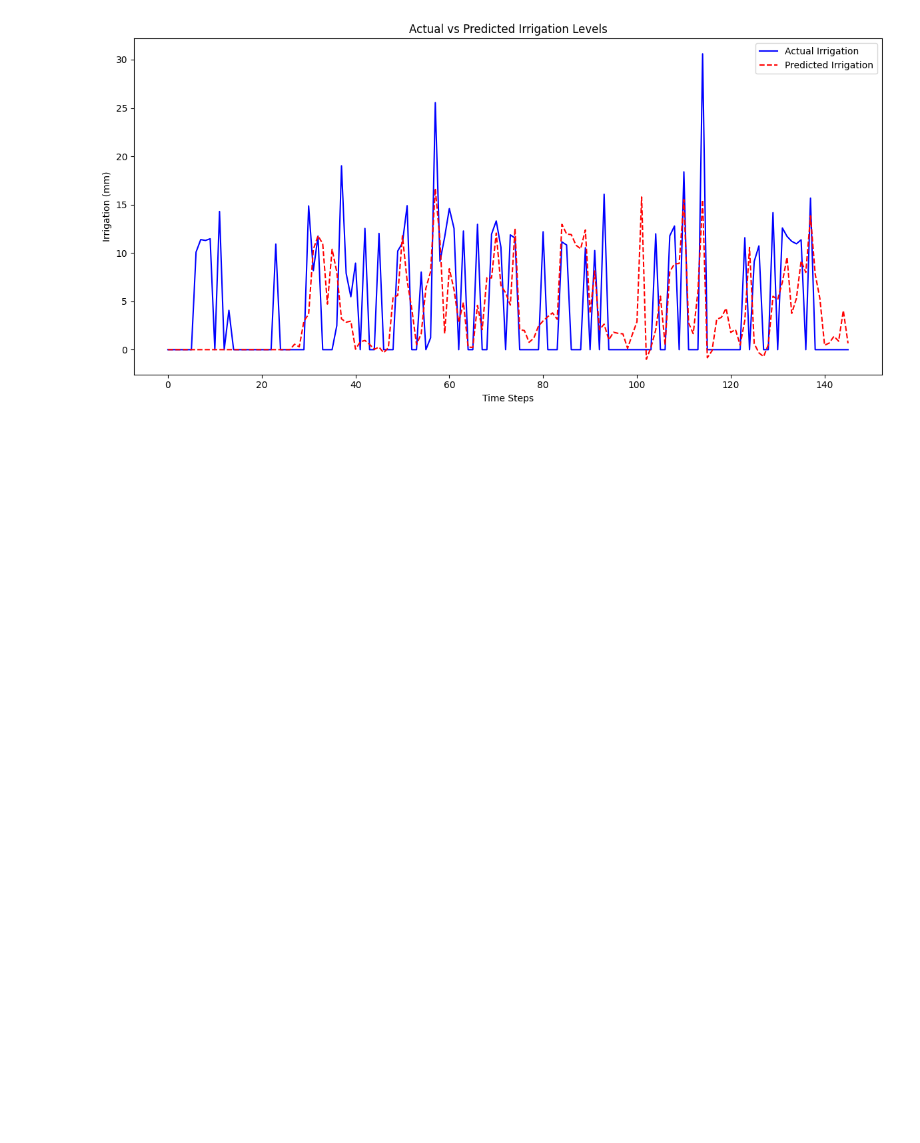
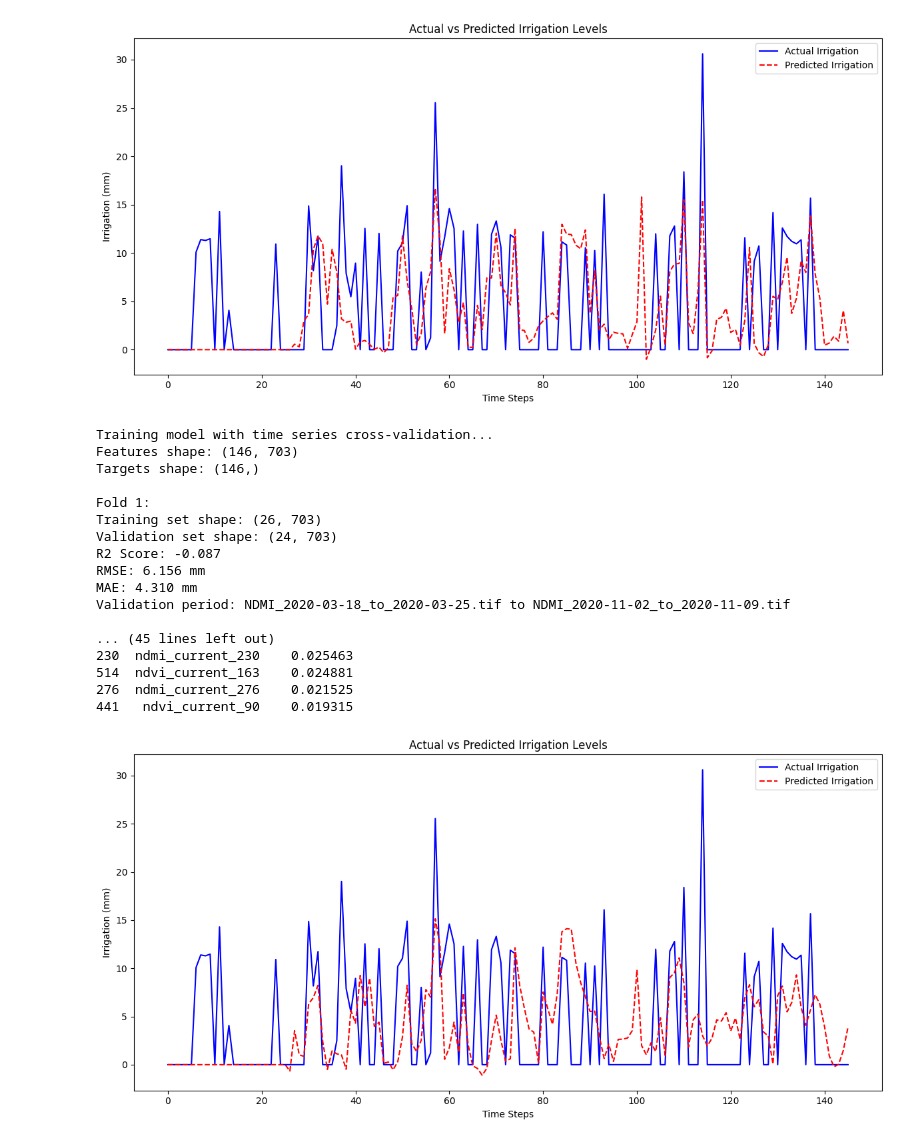
Before and after one commit to taniabuzykina/ktp-project, a Jupyter notebook: 5_modelling.ipynb, the cells around one changed output. Drawn from its saved outputs; the diff is of its cells as text; code cells hidden in the pictures; blank space fills up the shorter version.

```diff
--- a/5_modelling.ipynb
+++ b/5_modelling.ipynb
@@ -425,0 +559,21 @@ Validation period: NDMI_2020-03-18_to_2020-03-25.tif to NDMI_2020-11-02_to_2020-
+# %%
+model2, results_df2, importance_df2 = train_irrigation_model_2(features2, targets2, dates2)
+# %% [output]
+Training model with time series cross-validation...
+Features shape: (146, 703)
+Targets shape: (146,)
+
+Fold 1:
+Training set shape: (26, 703)
+Validation set shape: (24, 703)
+R2 Score: -0.087
+RMSE: 6.156 mm
+MAE: 4.310 mm
+Validation period: NDMI_2020-03-18_to_2020-03-25.tif to NDMI_2020-11-02_to_2020-11-09.tif
+
+... (45 lines left out)
+230  ndmi_current_230    0.025463
+514  ndvi_current_163    0.024881
+276  ndmi_current_276    0.021525
+441   ndvi_current_90    0.019315
+[figure, added]
```
Also changed, not shown: parts of 3 cells of this notebook.
